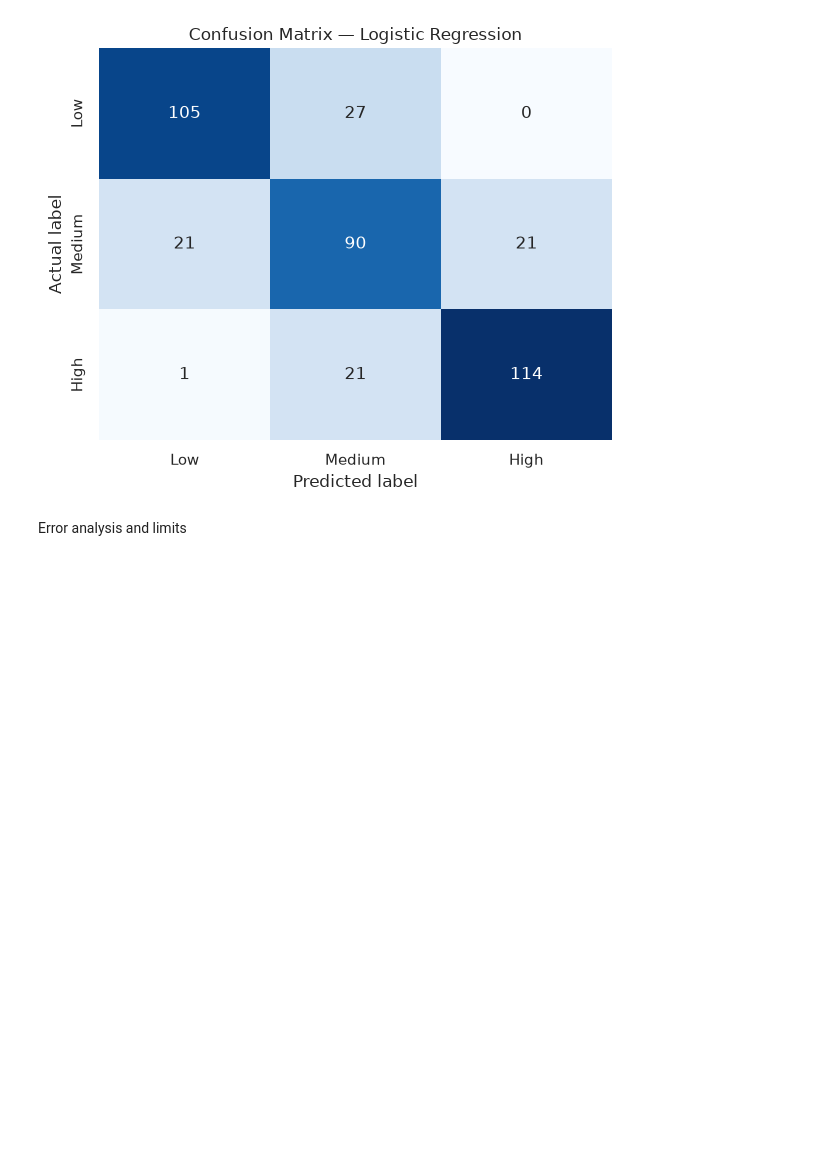
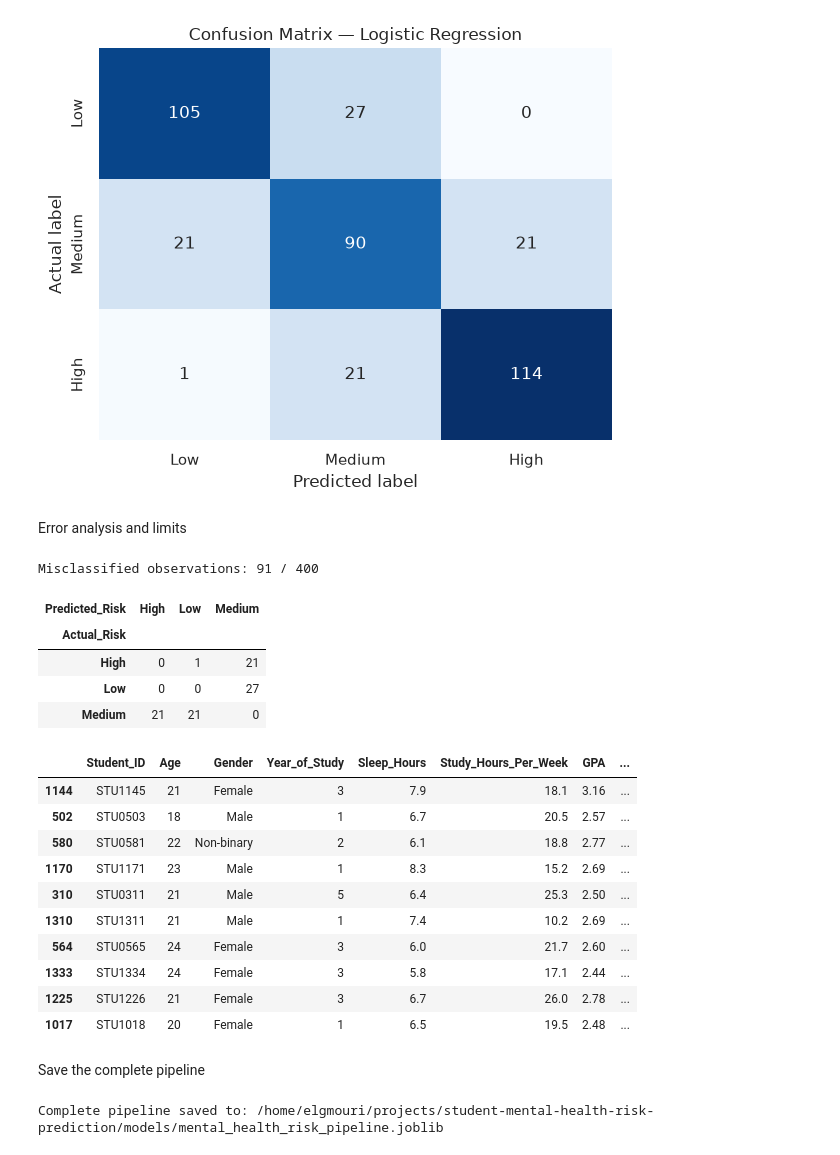
Before and after one commit to elgmouriabderrahim/student-mental-health-risk-prediction, a Jupyter notebook: notebooks/04_optimization_and_evaluation.ipynb, the cells around one changed output. Saved outputs shown, nothing was run; the diff lists cells and outputs as text; code cells hidden in the pictures; blank space fills up the shorter version.

Commit message:
feat(optimization): add error analysis and save final pipeline

```diff
--- a/notebooks/04_optimization_and_evaluation.ipynb
+++ b/notebooks/04_optimization_and_evaluation.ipynb
@@ -301,3 +301,47 @@ plt.show()
 [figure]
 # %% [markdown]
 Error analysis and limits
+# %%
+label_mapping = {0: "Low", 1: "Medium", 2: "High"}
+
+error_analysis = X_test.copy()
+error_analysis["Actual_Risk"] = y_test.map(label_mapping)
+error_analysis["Predicted_Risk"] = pd.Series(
+    y_pred, index=X_test.index
+).map(label_mapping)
+error_analysis["Confidence"] = y_probability.max(axis=1)
+
+errors = error_analysis[
+    error_analysis["Actual_Risk"] != error_analysis["Predicted_Risk"]
+]
+
+print(f"Misclassified observations: {len(errors)} / {len(X_test)}")
+display(pd.crosstab(errors["Actual_Risk"], errors["Predicted_Risk"]))
+display(errors.sort_values("Confidence").head(10))
+# %% [output]
+Misclassified observations: 91 / 400
+| Predicted_Risk | High | Low | Medium |
+| Actual_Risk |  |  |  |
+| High | 0 | 1 | 21 |
+| Low | 0 | 0 | 27 |
+| Medium | 21 | 21 | 0 |
+|  | Student_ID | Age | Gender | Year_of_Study | Sleep_Hours | Study_Hours_Per_Week | GPA | ... |
+| 1144 | STU1145 | 21 | Female | 3 | 7.9 | 18.1 | 3.16 | ... |
+| 502 | STU0503 | 18 | Male | 1 | 6.7 | 20.5 | 2.57 | ... |
+| 580 | STU0581 | 22 | Non-binary | 2 | 6.1 | 18.8 | 2.77 | ... |
+| 1170 | STU1171 | 23 | Male | 1 | 8.3 | 15.2 | 2.69 | ... |
+| 310 | STU0311 | 21 | Male | 5 | 6.4 | 25.3 | 2.50 | ... |
+| 1310 | STU1311 | 21 | Male | 1 | 7.4 | 10.2 | 2.69 | ... |
+| 564 | STU0565 | 24 | Female | 3 | 6.0 | 21.7 | 2.60 | ... |
+| 1333 | STU1334 | 24 | Female | 3 | 5.8 | 17.1 | 2.44 | ... |
+| 1225 | STU1226 | 21 | Female | 3 | 6.7 | 26.0 | 2.78 | ... |
+| 1017 | STU1018 | 20 | Female | 1 | 6.5 | 19.5 | 2.48 | ... |
+# %% [markdown]
+Save the complete pipeline
+# %%
+MODEL_PATH.parent.mkdir(exist_ok=True)
+joblib.dump(best_pipeline, MODEL_PATH)
+
+print(f"Complete pipeline saved to: {MODEL_PATH}")
+# %% [output]
+Complete pipeline saved to: /home/elgmouri/projects/student-mental-health-risk-prediction/models/mental_health_risk_pipeline.joblib
```
Also changed, not shown: parts of 1 cell of this notebook, 1 other file.
